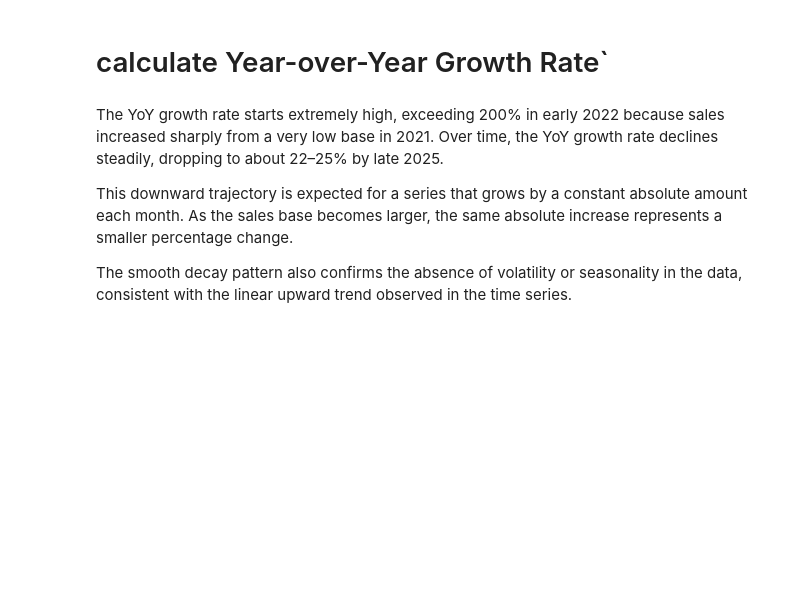
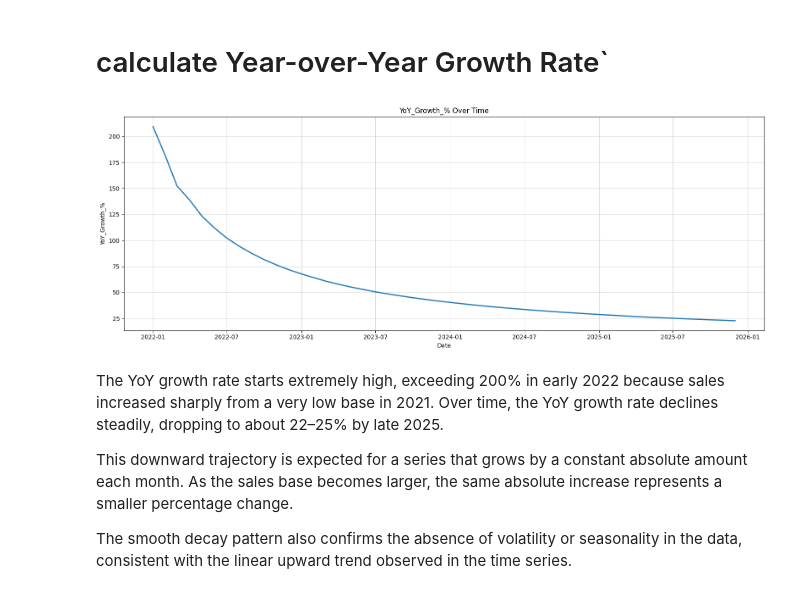
Before and after one commit to clusterloggs/forecasting-sale, a Jupyter notebook: forecasting.ipynb, the cells around one changed output. Cells and saved outputs as stored; diff of their text form; code cells hidden in the pictures; blank space fills up the shorter version.

```diff
--- a/forecasting.ipynb
+++ b/forecasting.ipynb
@@ -126,9 +159,11 @@ This indicates stable monthly growth with no significant seasonal or irregular v
 # calculate Year-over-Year Growth Rate`
 # %%
 # Year-over-Year Growth Rate`
-df["YoY_Growth_%"] = (df["Total Sales"].pct_change(12) * 100).round(2)
+sales["YoY_Growth_%"] = (sales["Total Sales"].pct_change(12) * 100).round(2)
 # Plot YoY Growth Rate
-plot(df, "YoY_Growth_%")
+plot(sales, "YoY_Growth_%")
+# %% [output]
+[figure, added]
 # %% [markdown]
 The YoY growth rate starts extremely high, exceeding 200% in early 2022 because sales increased sharply from a very low base in 2021. Over time, the YoY growth rate declines steadily, dropping to about 22–25% by late 2025.
 
```
Also changed, not shown: parts of 23 cells of this notebook, 7 other files.
